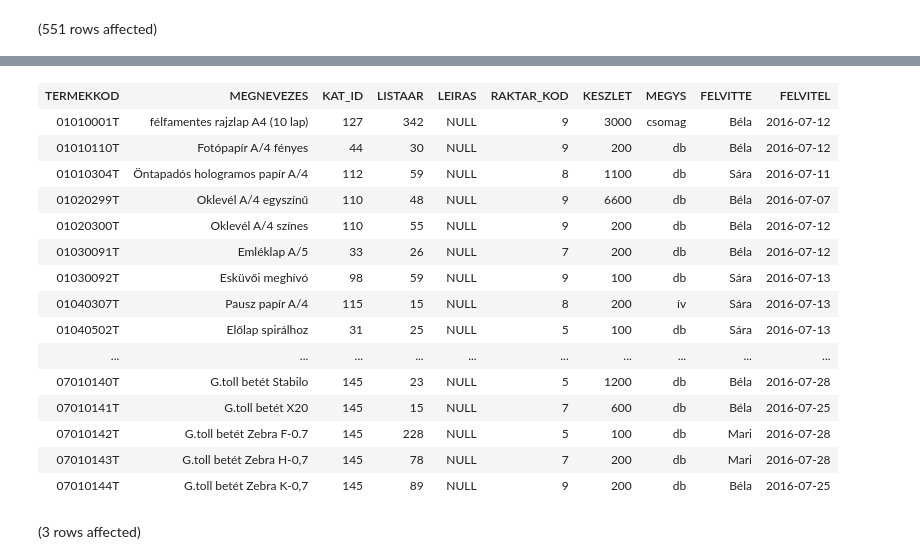
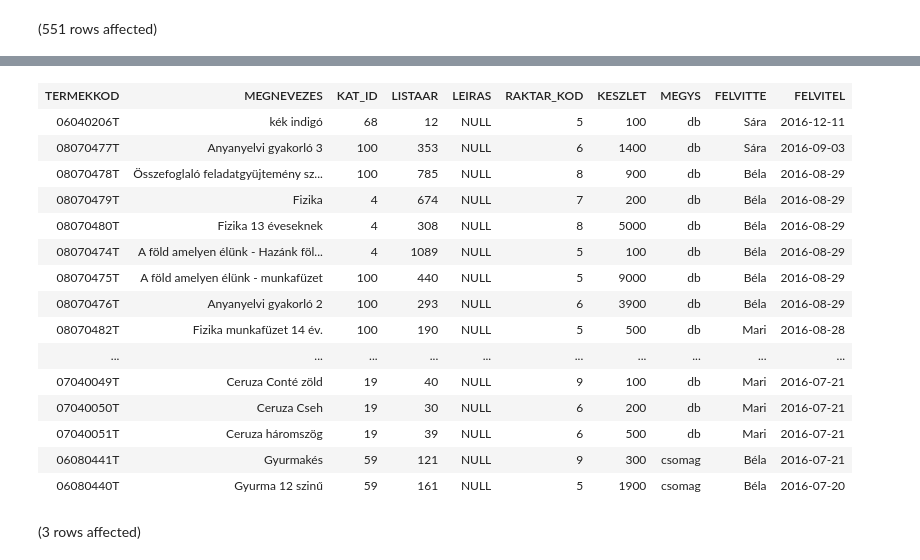
Before and after one commit to gergyemartin/adatbazis_gyak1, a Jupyter notebook: hazi_feladat.ipynb, the cells around one changed output, grey strips where cells are left out. Cells and saved outputs as stored; diff of their text form; code cells hidden in the pictures.

Commit message:
3.feladat

```diff
--- a/hazi_feladat.ipynb
+++ b/hazi_feladat.ipynb
@@ -1,5 +1,6 @@
 # %%
 SELECT *
 FROM Termek
+ORDER BY FELVITEL DESC
 # %% [output]
 (551 rows affected)
@@ -7,19 +8,19 @@ Total execution time: 00:00:00.112
 | TERMEKKOD | MEGNEVEZES | KAT_ID | LISTAAR | LEIRAS | RAKTAR_KOD | KESZLET | MEGYS | FELVITTE | FELVITEL |
-| 01010001T | félfamentes rajzlap A4 (10 lap) | 127 | 342 | NULL | 9 | 3000 | csomag | Béla | 2016-07-12 |
-| 01010110T | Fotópapír A/4 fényes | 44 | 30 | NULL | 9 | 200 | db | Béla | 2016-07-12 |
-| 01010304T | Öntapadós hologramos papír A/4 | 112 | 59 | NULL | 8 | 1100 | db | Sára | 2016-07-11 |
-| 01020299T | Oklevél A/4 egyszínű | 110 | 48 | NULL | 9 | 6600 | db | Béla | 2016-07-07 |
-| 01020300T | Oklevél A/4 színes | 110 | 55 | NULL | 9 | 200 | db | Béla | 2016-07-12 |
-| 01030091T | Emléklap A/5 | 33 | 26 | NULL | 7 | 200 | db | Béla | 2016-07-12 |
-| 01030092T | Esküvői meghívó | 98 | 59 | NULL | 9 | 100 | db | Sára | 2016-07-13 |
-| 01040307T | Pausz papír A/4 | 115 | 15 | NULL | 8 | 200 | ív | Sára | 2016-07-13 |
-| 01040502T | Előlap spirálhoz | 31 | 25 | NULL | 5 | 100 | db | Sára | 2016-07-13 |
+| 06040206T | kék indigó | 68 | 12 | NULL | 5 | 100 | db | Sára | 2016-12-11 |
+| 08070477T | Anyanyelvi gyakorló 3 | 100 | 353 | NULL | 6 | 1400 | db | Sára | 2016-09-03 |
+| 08070478T | Összefoglaló feladatgyüjtemény sz... | 100 | 785 | NULL | 8 | 900 | db | Béla | 2016-08-29 |
+| 08070479T | Fizika | 4 | 674 | NULL | 7 | 200 | db | Béla | 2016-08-29 |
+| 08070480T | Fizika 13 éveseknek | 4 | 308 | NULL | 8 | 5000 | db | Béla | 2016-08-29 |
+| 08070474T | A föld amelyen élünk - Hazánk föl... | 4 | 1089 | NULL | 5 | 100 | db | Béla | 2016-08-29 |
+| 08070475T | A föld amelyen élünk - munkafüzet | 100 | 440 | NULL | 5 | 9000 | db | Béla | 2016-08-29 |
+| 08070476T | Anyanyelvi gyakorló 2 | 100 | 293 | NULL | 6 | 3900 | db | Béla | 2016-08-29 |
+| 08070482T | Fizika munkafüzet 14 év. | 100 | 190 | NULL | 5 | 500 | db | Mari | 2016-08-28 |
 | ... | ... | ... | ... | ... | ... | ... | ... | ... | ... |
-| 07010140T | G.toll betét Stabilo | 145 | 23 | NULL | 5 | 1200 | db | Béla | 2016-07-28 |
-| 07010141T | G.toll betét X20 | 145 | 15 | NULL | 7 | 600 | db | Béla | 2016-07-25 |
-| 07010142T | G.toll betét Zebra F-0.7 | 145 | 228 | NULL | 5 | 100 | db | Mari | 2016-07-28 |
-| 07010143T | G.toll betét Zebra H-0,7 | 145 | 78 | NULL | 7 | 200 | db | Mari | 2016-07-28 |
-| 07010144T | G.toll betét Zebra K-0,7 | 145 | 89 | NULL | 9 | 200 | db | Béla | 2016-07-25 |
+| 07040049T | Ceruza Conté zöld | 19 | 40 | NULL | 9 | 100 | db | Mari | 2016-07-21 |
+| 07040050T | Ceruza Cseh | 19 | 30 | NULL | 6 | 200 | db | Mari | 2016-07-21 |
+| 07040051T | Ceruza háromszög | 19 | 39 | NULL | 6 | 500 | db | Mari | 2016-07-21 |
+| 06080441T | Gyurmakés | 59 | 121 | NULL | 9 | 300 | csomag | Béla | 2016-07-21 |
+| 06080440T | Gyurma 12 szinű | 59 | 161 | NULL | 5 | 1900 | csomag | Béla | 2016-07-20 |
 # %%
 --AZON TERMÉKEK SZÁMA, MELYEKHEZ NEM TARTOZIK LEÍRÁS, RÖGZÍTŐ SZEMÉLYENKÉNTI CSOPORTOSÍTÁSBAN
 SELECT COUNT(*) AS 'NULL értékek száma',
```
Also changed, not shown: parts of 2 cells of this notebook.
